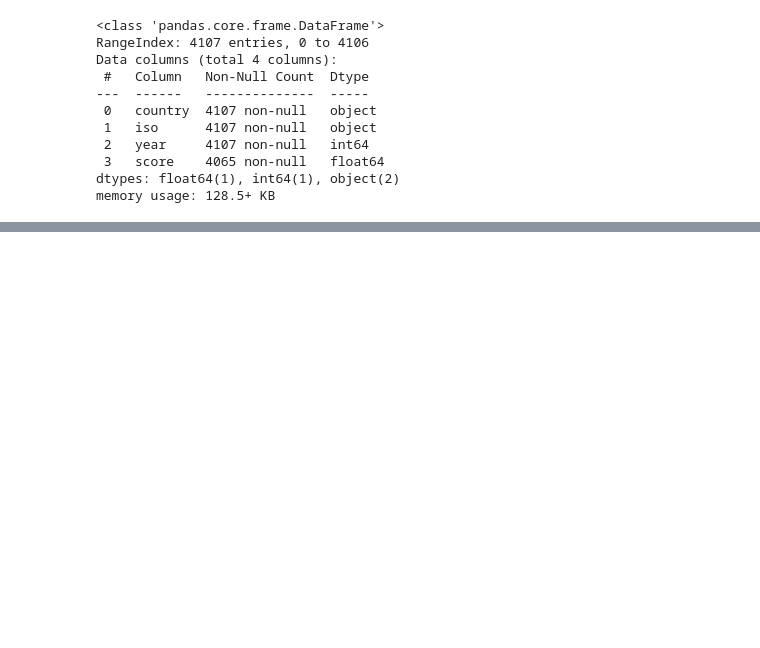
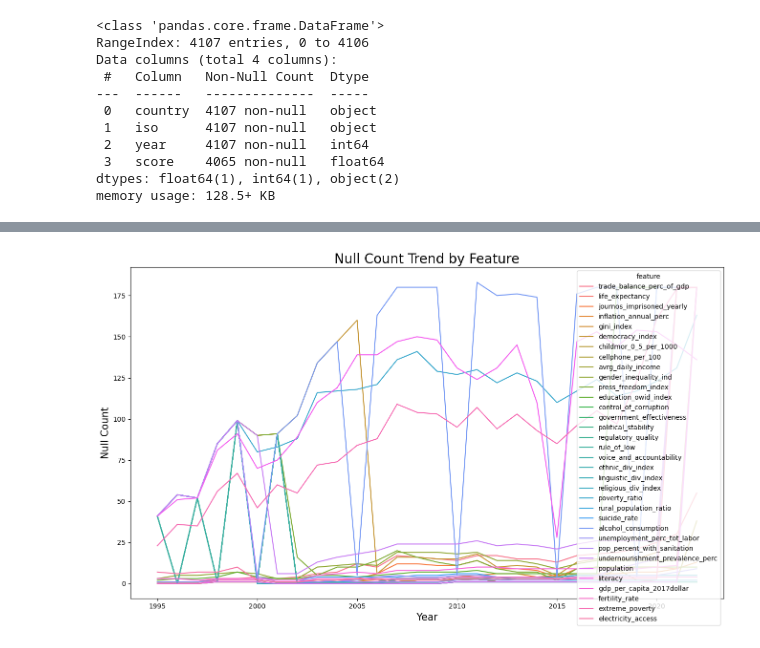
Before and after one commit to malfii/carbon-emission, a Jupyter notebook: data_collection.ipynb, the cells around one changed output, grey strips where cells are left out. Cells and saved outputs as stored; diff of their text form; code cells hidden in the pictures; blank space fills up the shorter version.

```diff
--- a/data_collection.ipynb
+++ b/data_collection.ipynb
@@ -109,0 +233,2 @@ memory usage: 128.5+ KB
+# %%
+df['religious_div_index'] = df['religious_div_index'].astype(float)
@@ -109,0 +258,4 @@ memory usage: 128.5+ KB
+# %%
+df['religious_div_index'].replace('-', 'NaN', inplace = True)
+# %%
+df['religious_div_index'] = df['religious_div_index'].astype(float)
@@ -109,0 +282,13 @@ memory usage: 128.5+ KB
+# %%
+# Create dataframe of null count by feature per year to aid in feature selection null resolution
+
+df_null = pd.DataFrame(columns = ['year', 'null_count', 'feature'])
+cols = df.columns[4:]
+i = 0
+
+for year in range(1995, 2023, 1):
+    for col in cols:
+        df_null.loc[i, 'year'] = year
+        df_null.loc[i,'null_count'] = df.loc[df['year'] == year, col].isnull().sum()
+        df_null.loc[i,'feature'] = col
+        i += 1
@@ -109,0 +311,12 @@ memory usage: 128.5+ KB
+# %%
+plt.figure(figsize = (16, 9))
+sns.lineplot(data = df_null,
+             x = 'year',
+             y = 'null_count',
+             hue = 'feature')
+plt.title('Null Count Trend by Feature', size = 20)
+plt.xlabel('Year', size = 15)
+plt.ylabel('Null Count', size = 15);
+plt.savefig('./images/null_count_trend')
+# %% [output]
+[figure, added]
```
Also changed, not shown: parts of 27 cells of this notebook, 1 other file.
